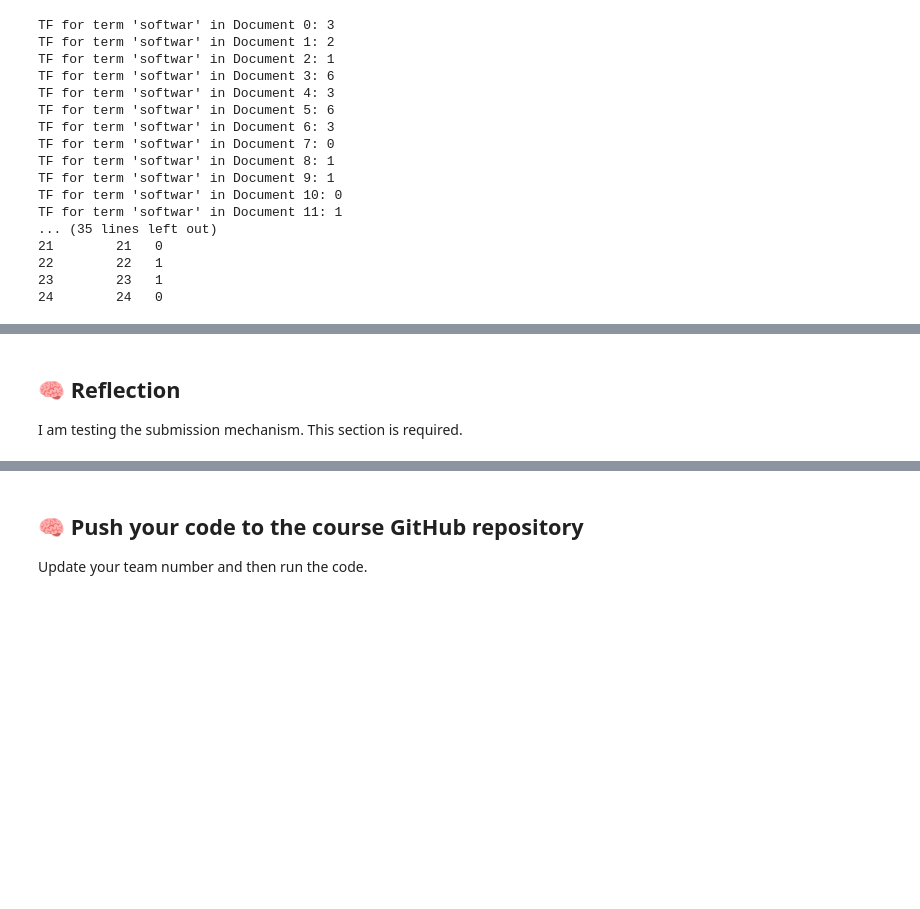
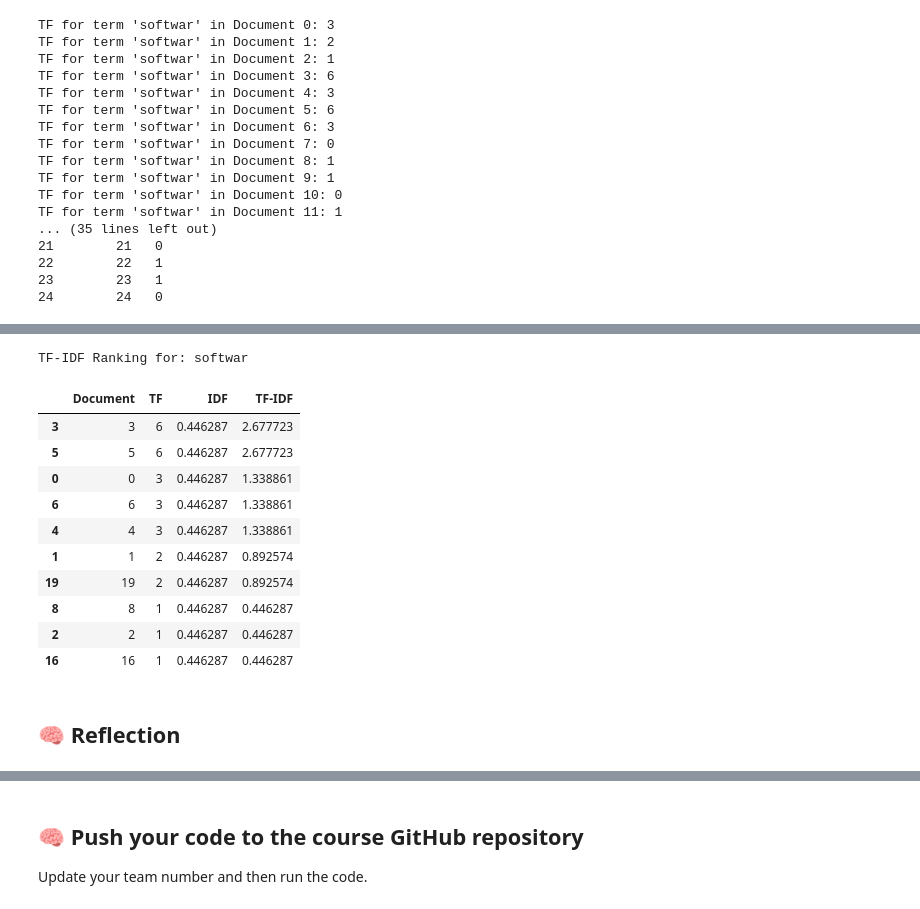
Before and after one commit to AryaPatel-27/IR-invertedmatrix-workshop, a Jupyter notebook: IR_InvertedMatrix_Workshop.ipynb, the cells around one changed output, grey strips where cells are left out. Saved outputs shown, nothing was run; the diff lists cells and outputs as text; code cells hidden in the pictures; blank space fills up the shorter version.

```diff
--- a/IR_InvertedMatrix_Workshop.ipynb
+++ b/IR_InvertedMatrix_Workshop.ipynb
@@ -548,0 +609,16 @@ Documents containing the phrase 'bylaws': [11, 14]
+# %%
+# Find common consecutive word pairs in the documents
+
+from collections import Counter
+
+biword_counts = Counter()
+
+for document in documents:
+    words = normalize_tokens(tokenize(document))
+    for i in range(len(words) - 1):
+        pair = (words[i], words[i + 1])
+        biword_counts[pair] += 1
+
+print("Most common consecutive word pairs:")
+for pair, count in biword_counts.most_common(10):
+    print(pair, ":", count)
@@ -754,4 +956,43 @@ Substitute the actual values from your output to see the final TF-IDF score for
+# %%
+
+# Calculate TF-IDF for 'softwar' in all documents
+
+term = "softwar"
+
+idf = idf_scores.get(term, 0)
+
+tfidf_values = []
+
+for tf in tf_values:
+    tfidf = tf * idf
+    tfidf_values.append(tfidf)
+
+tfidf_df = pd.DataFrame({
+    "Document": range(len(tf_values)),
+    "TF": tf_values,
+    "IDF": [idf] * len(tf_values),
+    "TF-IDF": tfidf_values
+})
+
+tfidf_df = tfidf_df.sort_values(
+    by="TF-IDF",
+    ascending=False
+)
+
+print("TF-IDF Ranking for:", term)
+display(tfidf_df.head(10))
+# %% [output]
+TF-IDF Ranking for: softwar
+|  | Document | TF | IDF | TF-IDF |
+| 3 | 3 | 6 | 0.446287 | 2.677723 |
+| 5 | 5 | 6 | 0.446287 | 2.677723 |
+| 0 | 0 | 3 | 0.446287 | 1.338861 |
+| 6 | 6 | 3 | 0.446287 | 1.338861 |
+| 4 | 4 | 3 | 0.446287 | 1.338861 |
+| 1 | 1 | 2 | 0.446287 | 0.892574 |
+| 19 | 19 | 2 | 0.446287 | 0.892574 |
+| 8 | 8 | 1 | 0.446287 | 0.446287 |
+| 2 | 2 | 1 | 0.446287 | 0.446287 |
+| 16 | 16 | 1 | 0.446287 | 0.446287 |
 # %% [markdown]
 ## 🧠 Reflection
-I am testing the submission mechanism.
-This section is required.
```
Also changed, not shown: parts of 19 cells of this notebook, 1 other file.
